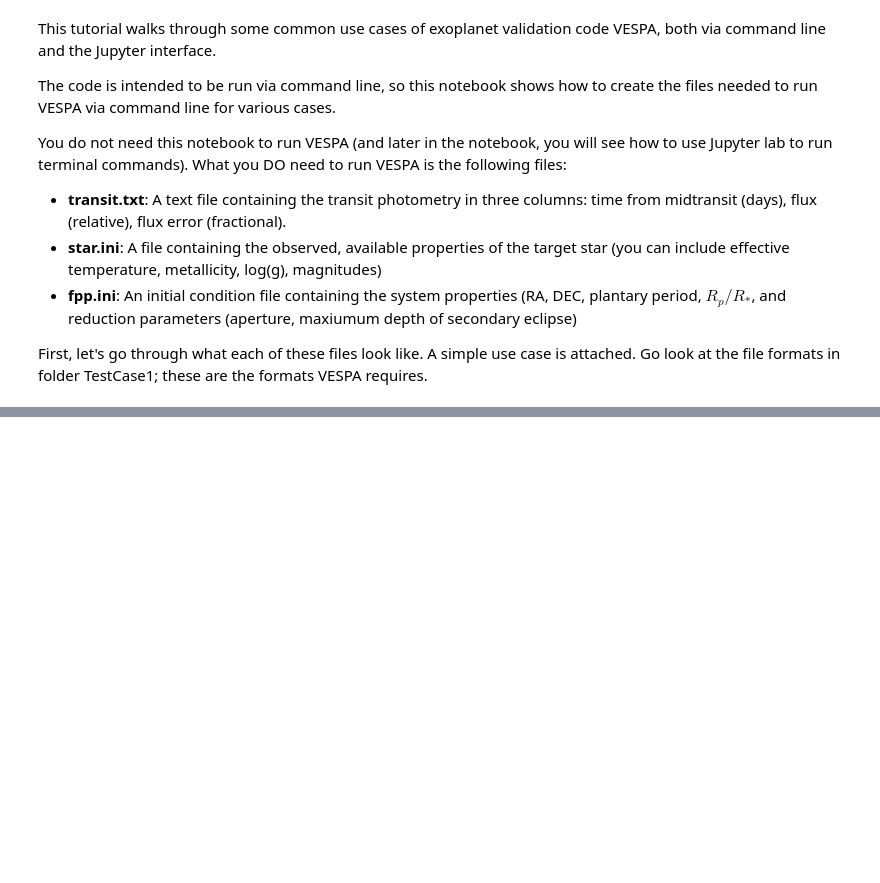
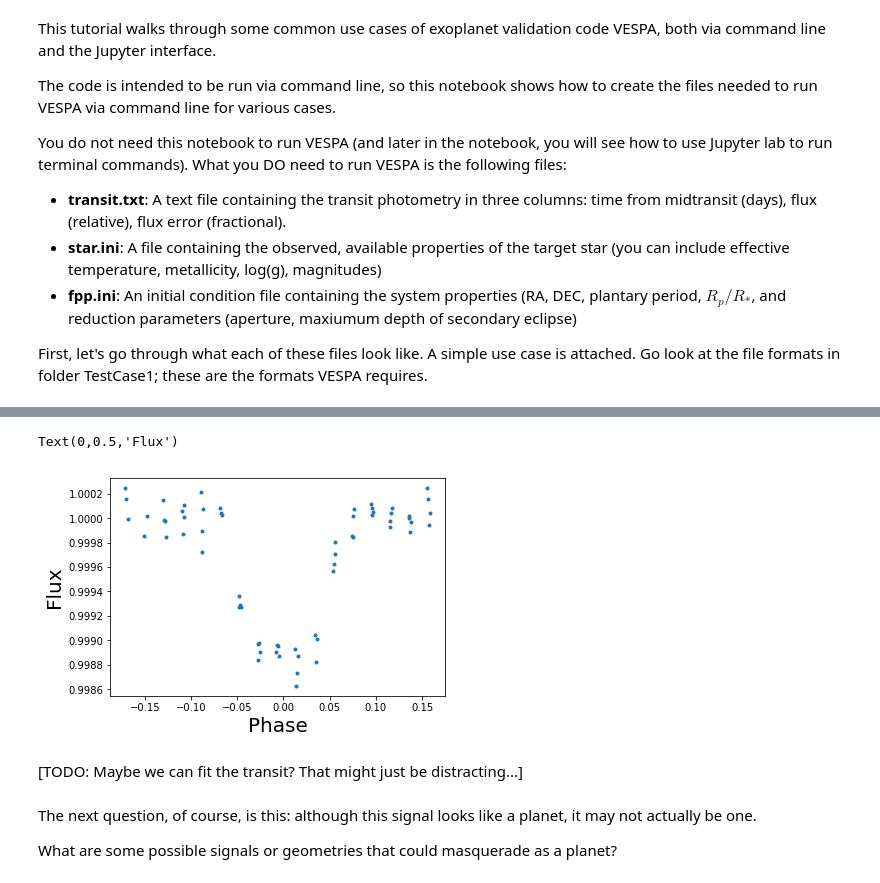
Before and after one commit to timothydmorton/vespa-tutorial, a Jupyter notebook: Notebooks/Tutorial_draft.ipynb, the cells around one changed output, grey strips where cells are left out. Saved outputs shown, nothing was run; the diff lists cells and outputs as text; code cells hidden in the pictures; blank space fills up the shorter version.

```diff
--- a/Notebooks/Tutorial_draft.ipynb
+++ b/Notebooks/Tutorial_draft.ipynb
@@ -44,0 +69,19 @@ This command takes as its argument the directory containing the three files desc
+# %%
+folder = "~/Documents/GitHub/vespa-tutorial/Notebooks/TestCase2/"
+file = "foldedlc.csv"
+light_curve = pd.read_csv(folder + file, names =['time', 'flux','err'], delim_whitespace=True)
+# %%
+plot(light_curve['time'],light_curve['flux'],'.')
+xlabel("Phase", fontsize=20)
+ylabel("Flux", fontsize=20)
+# You'll notice this light curve has already been reduced, detrended, and fit.
+# What we have now is what we need for VESPA, a phase-folded lightcurve.
+# %% [output]
+Text(0,0.5,'Flux')
+[figure, added]
+# %% [markdown]
+[TODO: Maybe we can fit the transit? That might just be distracting...]
+# %% [markdown]
+The next question, of course, is this: although this signal looks like a planet, it may not actually be one.
+
+What are some possible signals or geometries that could masquerade as a planet?
```
Also changed, not shown: parts of 25 cells of this notebook, 10 other files.
